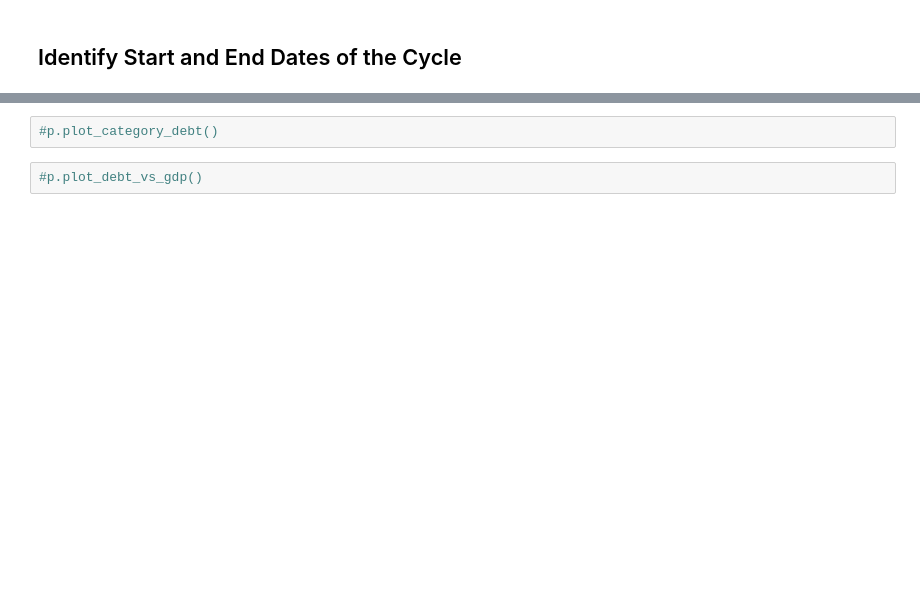
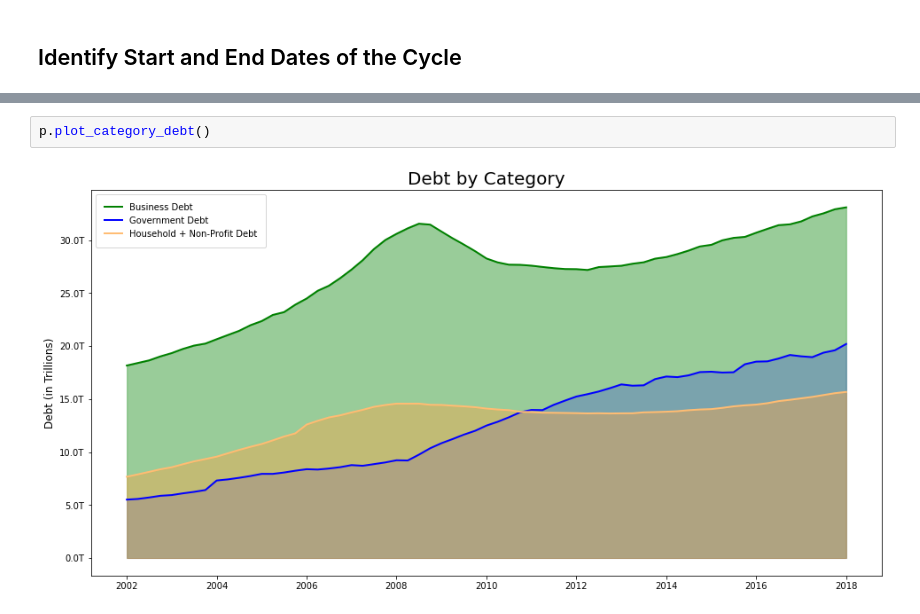
Before and after one commit to bridaniels/Principles_NavigatingBigDebtCrises, a Jupyter notebook: Part1/deflationDebtCycle/01_early.ipynb, the cells around one changed output, grey strips where cells are left out. Drawn from its saved outputs; the diff is of its cells as text; blank space fills up the shorter version.

```diff
--- a/Part1/deflationDebtCycle/01_early.ipynb
+++ b/Part1/deflationDebtCycle/01_early.ipynb
@@ -56,4 +26,4 @@ yoy
-# %%
-#p.plot_category_debt()
-# %%
-#p.plot_debt_vs_gdp()
+# %%
+p.plot_category_debt()
+# %% [output]
+[figure, added]
```
Also changed, not shown: parts of 8 cells of this notebook, 2 other files.
